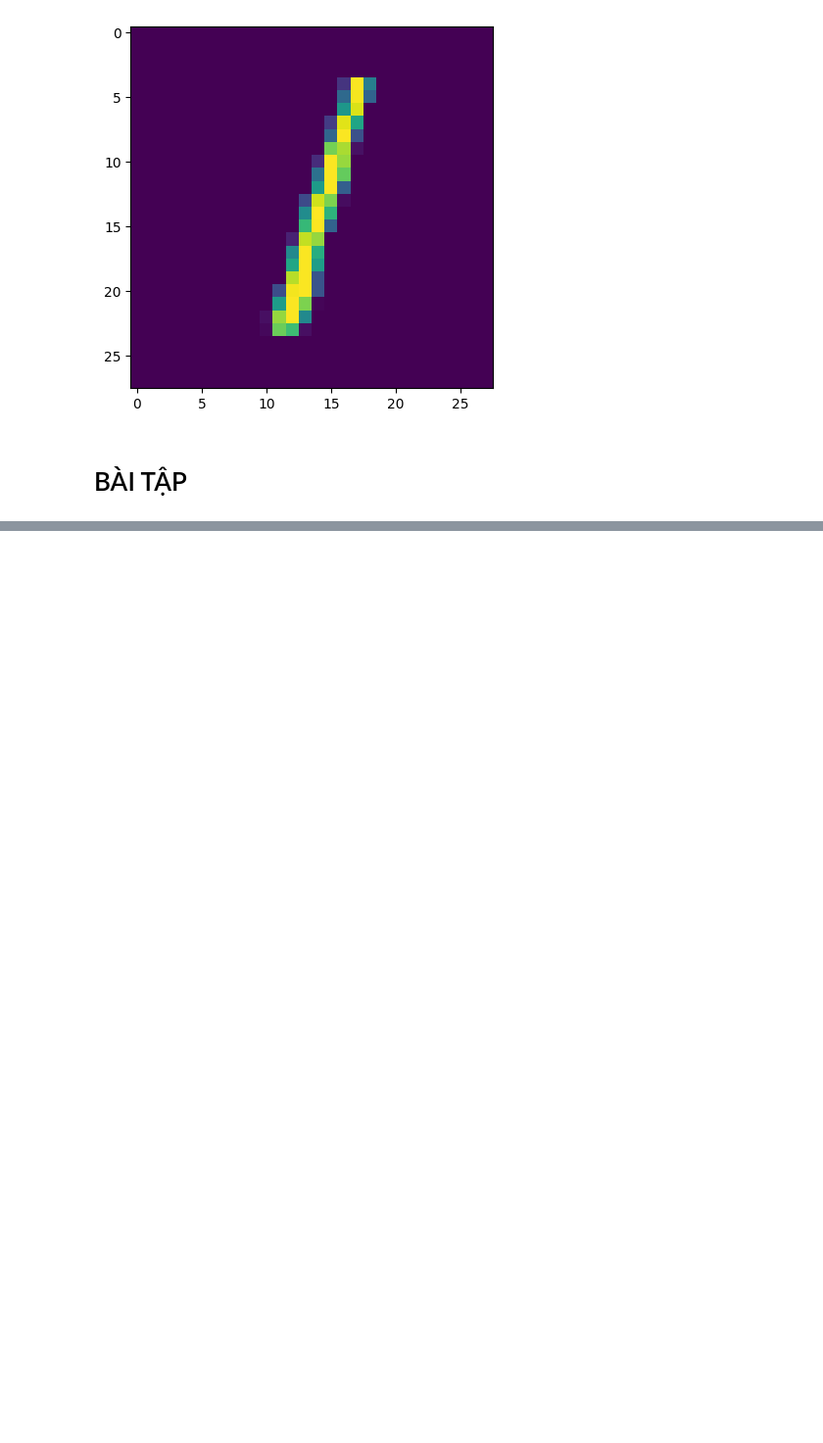
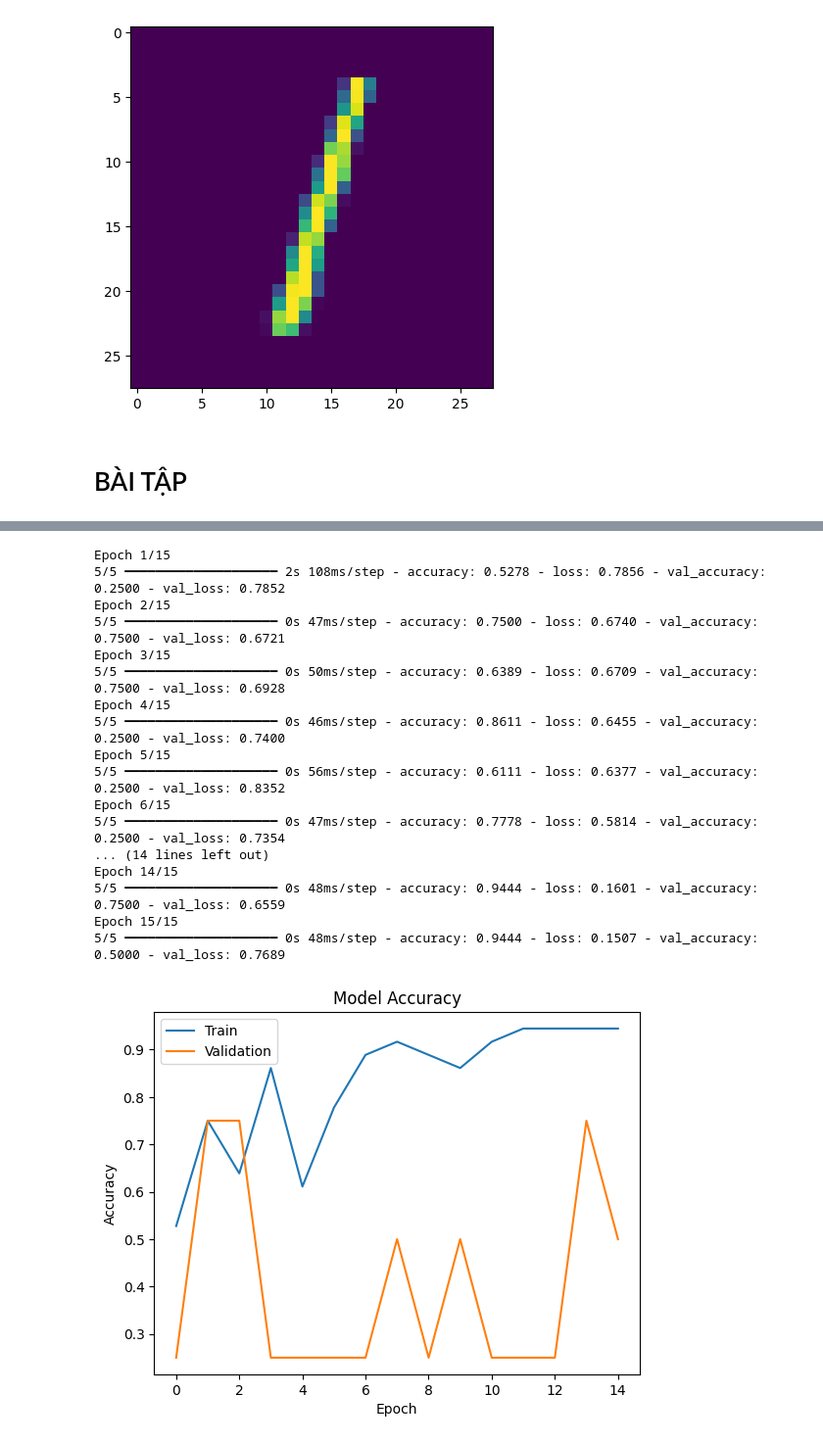
Before and after one commit to nguyenvuonghongvy/TH_DeepLearning, a Jupyter notebook: Buoi3.ipynb, the cells around one changed output, grey strips where cells are left out. Shown at 98% size. Saved outputs shown, nothing was run; the diff lists cells and outputs as text; code cells hidden in the pictures; blank space fills up the shorter version.

```diff
--- a/Buoi3.ipynb
+++ b/Buoi3.ipynb
@@ -208,0 +301,16 @@ plt.show()
+# %%
+model = Sequential()
+model.add(Input(shape=input_shape))
+
+model.add(Conv2D(32, kernel_size=(3, 3), activation='relu'))
+model.add(MaxPool2D(pool_size=(2, 2)))
+
+model.add(Conv2D(64, kernel_size=(3, 3), activation='relu'))
+model.add(MaxPool2D(pool_size=(2, 2)))
+
+
+model.add(Flatten())
+
+model.add(Dense(units=num_classes, activation='softmax'))
+
+model.summary()
@@ -208,0 +337,39 @@ plt.show()
+# %%
+
+model.compile(optimizer='adam', loss='categorical_crossentropy', metrics=['accuracy'])
+
+
+model_fit = model.fit(X_train, y_train, batch_size=8, epochs=15, validation_split=0.1, verbose=1)
+
+
+plt.plot(model_fit.history['accuracy'])
+plt.plot(model_fit.history['val_accuracy'])
+plt.title('Model Accuracy')
+plt.ylabel('Accuracy')
+plt.xlabel('Epoch')
+plt.legend(['Train', 'Validation'], loc='upper left')
+plt.show()
+
+
+score = model.evaluate(X_test, y_test, verbose=2)
+print('Test loss:', score[0])
+print('Test accuracy:', score[1])
+# %% [output]
+Epoch 1/15
+5/5 ━━━━━━━━━━━━━━━━━━━━ 2s 108ms/step - accuracy: 0.5278 - loss: 0.7856 - val_accuracy: 0.2500 - val_loss: 0.7852
+Epoch 2/15
+5/5 ━━━━━━━━━━━━━━━━━━━━ 0s 47ms/step - accuracy: 0.7500 - loss: 0.6740 - val_accuracy: 0.7500 - val_loss: 0.6721
+Epoch 3/15
+5/5 ━━━━━━━━━━━━━━━━━━━━ 0s 50ms/step - accuracy: 0.6389 - loss: 0.6709 - val_accuracy: 0.7500 - val_loss: 0.6928
+Epoch 4/15
+5/5 ━━━━━━━━━━━━━━━━━━━━ 0s 46ms/step - accuracy: 0.8611 - loss: 0.6455 - val_accuracy: 0.2500 - val_loss: 0.7400
+Epoch 5/15
+5/5 ━━━━━━━━━━━━━━━━━━━━ 0s 56ms/step - accuracy: 0.6111 - loss: 0.6377 - val_accuracy: 0.2500 - val_loss: 0.8352
+Epoch 6/15
+5/5 ━━━━━━━━━━━━━━━━━━━━ 0s 47ms/step - accuracy: 0.7778 - loss: 0.5814 - val_accuracy: 0.2500 - val_loss: 0.7354
+... (14 lines left out)
+Epoch 14/15
+5/5 ━━━━━━━━━━━━━━━━━━━━ 0s 48ms/step - accuracy: 0.9444 - loss: 0.1601 - val_accuracy: 0.7500 - val_loss: 0.6559
+Epoch 15/15
+5/5 ━━━━━━━━━━━━━━━━━━━━ 0s 48ms/step - accuracy: 0.9444 - loss: 0.1507 - val_accuracy: 0.5000 - val_loss: 0.7689
+[figure, added]
```
Also changed, not shown: parts of 6 cells of this notebook.
